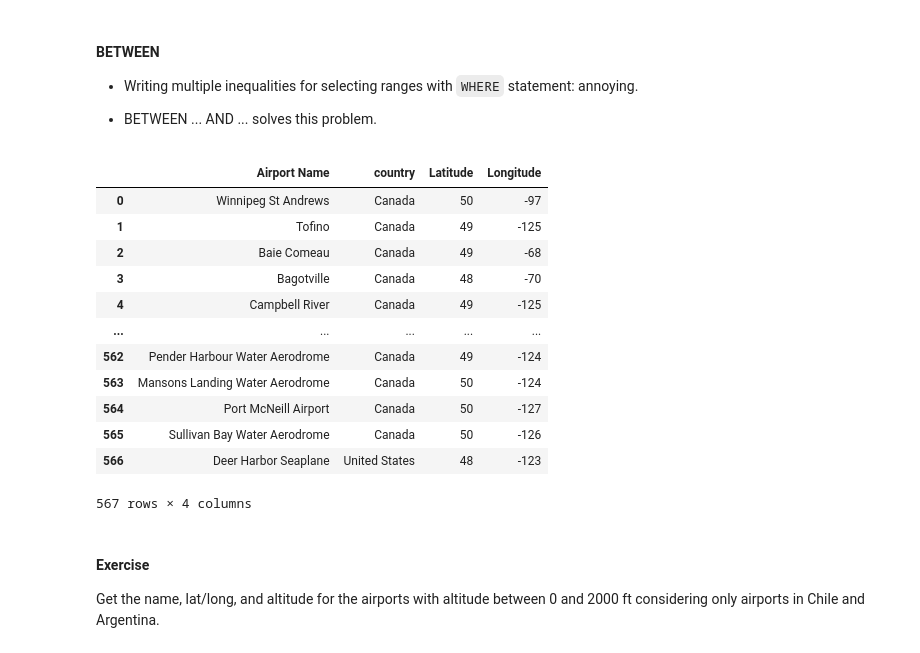
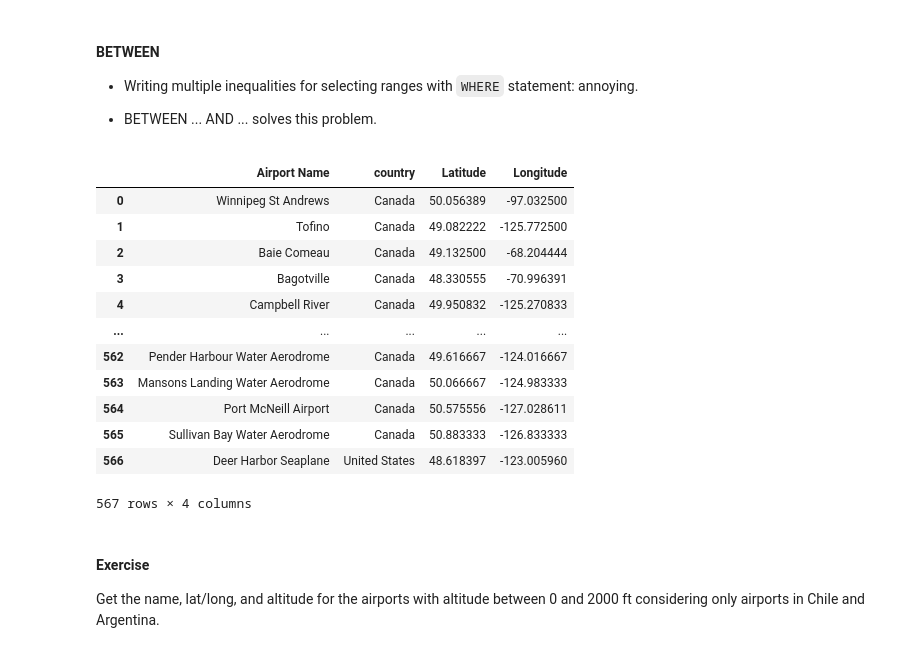
Before and after one commit to williambguo/NYC_DS_082624, a Jupyter notebook: Phase2_SQL/Ph1_T6_SQLBasics.ipynb, the cells around one changed output. Saved outputs shown, nothing was run; the diff lists cells and outputs as text; code cells hidden in the pictures.

```diff
--- a/Phase2_SQL/Ph1_T6_SQLBasics.ipynb
+++ b/Phase2_SQL/Ph1_T6_SQLBasics.ipynb
@@ -759,30 +853,30 @@ sql_query_df
 # %%
 sql_query_df = pd.read_sql("""
 
 SELECT name AS "Airport Name",
         country,
-       CAST(latitude AS int) AS "Latitude",
-       CAST(longitude AS int) AS "Longitude"
+       CAST(latitude AS float) AS "Latitude",
+       CAST(longitude AS float) AS "Longitude"
 
 FROM airports
 
 WHERE Latitude BETWEEN 48 AND 51
 """, con)
 
 sql_query_df
 # %% [output]
 |  | Airport Name | country | Latitude | Longitude |
-| 0 | Winnipeg St Andrews | Canada | 50 | -97 |
-| 1 | Tofino | Canada | 49 | -125 |
-| 2 | Baie Comeau | Canada | 49 | -68 |
-| 3 | Bagotville | Canada | 48 | -70 |
-| 4 | Campbell River | Canada | 49 | -125 |
+| 0 | Winnipeg St Andrews | Canada | 50.056389 | -97.032500 |
+| 1 | Tofino | Canada | 49.082222 | -125.772500 |
+| 2 | Baie Comeau | Canada | 49.132500 | -68.204444 |
+| 3 | Bagotville | Canada | 48.330555 | -70.996391 |
+| 4 | Campbell River | Canada | 49.950832 | -125.270833 |
 | ... | ... | ... | ... | ... |
-| 562 | Pender Harbour Water Aerodrome | Canada | 49 | -124 |
-| 563 | Mansons Landing Water Aerodrome | Canada | 50 | -124 |
-| 564 | Port McNeill Airport | Canada | 50 | -127 |
-| 565 | Sullivan Bay Water Aerodrome | Canada | 50 | -126 |
-| 566 | Deer Harbor Seaplane | United States | 48 | -123 |
+| 562 | Pender Harbour Water Aerodrome | Canada | 49.616667 | -124.016667 |
+| 563 | Mansons Landing Water Aerodrome | Canada | 50.066667 | -124.983333 |
+| 564 | Port McNeill Airport | Canada | 50.575556 | -127.028611 |
+| 565 | Sullivan Bay Water Aerodrome | Canada | 50.883333 | -126.833333 |
+| 566 | Deer Harbor Seaplane | United States | 48.618397 | -123.005960 |
 567 rows × 4 columns
 # %% [markdown]
 #### Exercise
```
Also changed, not shown: parts of 17 cells of this notebook, 1 other file.
